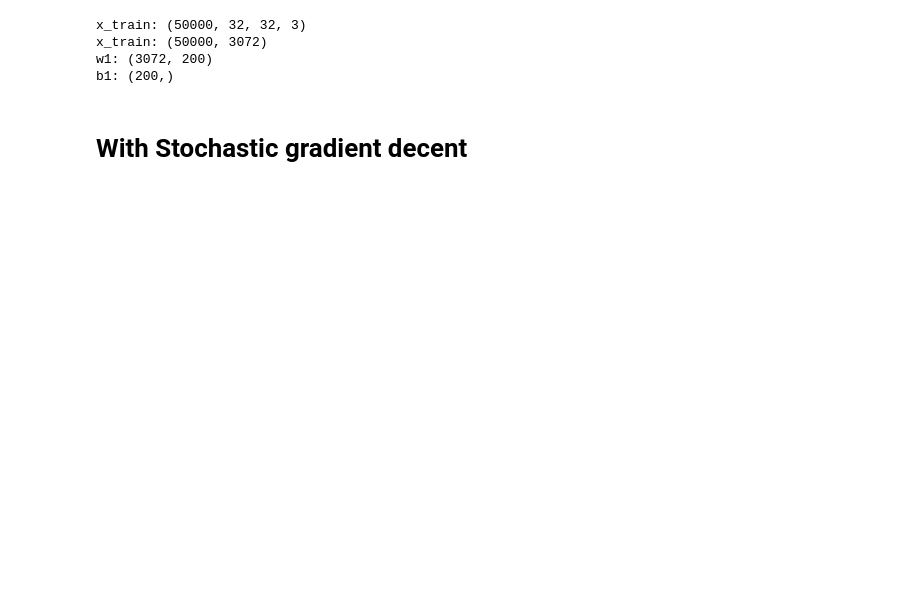
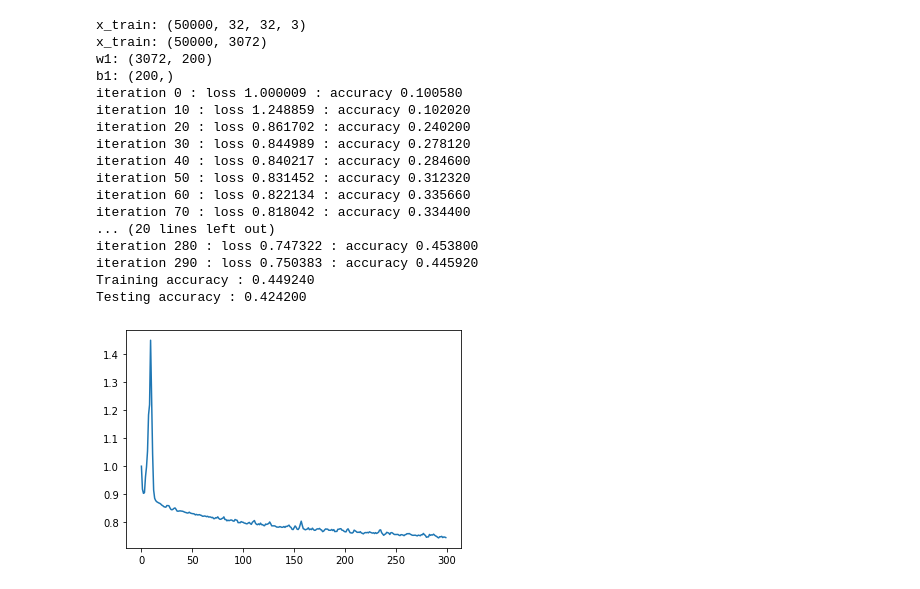
Before and after one commit to Ragavan1204/EN2550_Assignment4, a Jupyter notebook: two_layer_Nueral_Network.ipynb, the cells around one changed output. Cells and saved outputs as stored; diff of their text form; code cells hidden in the pictures; blank space fills up the shorter version.

```diff
--- a/two_layer_Nueral_Network.ipynb
+++ b/two_layer_Nueral_Network.ipynb
@@ -12,9 +12,9 @@ Din = 3072 # CIFAR10
 # Din = 784 # MINIST
 # Normalize pixel values
 # x_train, x_test = x_train / 255.0, x_test / 255.0
-# mean_image = np.mean(x_train, axis=0)
-# x_train = x_train - mean_image
-# x_test = x_test - mean_image
+mean_image = np.mean(x_train, axis=0)
+x_train = x_train - mean_image
+x_test = x_test - mean_image
 y_train = tf.keras.utils.to_categorical(y_train, num_classes=K)
 y_test = tf.keras.utils.to_categorical(y_test, num_classes=K)
 x_train = np.reshape(x_train,(Ntr,Din))
@@ -38,15 +38,12 @@ reg =5e-6
 loss_history = []
 train_acc_history = []
 val_acc_history = []
-seed = 0
-rng = np.random.default_rng(seed=seed)
 for t in range(iterations):
-    indices = np.arange(Ntr)
-    rng.shuffle(indices)
+    batch_indices = np.random.choice(Ntr,batch_size)
 
     # Forward pass
-    x_tr=x_train[indices]
-    y_tr=y_train[indices]
+    x_tr=x_train[batch_indices]
+    y_tr=y_train[batch_indices]
     h=1.0/(1.0 + np.exp(-np.matmul(x_tr,w1)-b1))
     y_pre=np.matmul(h,w2) + b2
     loss=(1/batch_size)*np.square(y_pre-y_tr).sum()  + reg*(np.sum(w1*w1)+np.sum(w2*w2))
@@ -59,33 +56,45 @@ for t in range(iterations):
     db2=dy_pre.sum(axis=0)
     dh=np.matmul(dy_pre,w2.T)
     dw1= np.matmul(x_tr.T,dh*h*(1-h)) +reg*w1
     db1=(dh*h*(1-h)).sum(axis=0)
     w1-=lr*dw1
     w2-=lr*dw2
     b1-=lr*db1
     b2-=lr*db2
     lr*=lr_decay
     train_acc=1.0 -(1/batch_size)*np.count_nonzero((np.argmax(y_tr,axis=1) - np.argmax(y_pre,axis=1)))
     train_acc_history.append(train_acc)
     if t % 10==0:
         print('iteration %d : loss %f : accuracy %f '% (t,loss,train_acc))
 
 
-
+plt.plot(loss_history)
 # Printing accuracies and displaying w as images
 h=1.0/(1.0 + np.exp(-np.matmul(x_train,w1)-b1))
 y_pre=np.matmul(h,w2) + b2
 train_acc= 1.0 - (1/Ntr)*np.count_nonzero((np.argmax(y_train,axis=1) - np.argmax(y_pre,axis=1)))
 print('Training accuracy : %f'% (train_acc))
 
 h_test=1.0/(1.0 + np.exp(-np.matmul(x_test,w1)-b1))
 y_test_pre=np.matmul(h_test,w2) + b2
 test_acc= 1.0 - (1/Nte)*np.count_nonzero((np.argmax(y_test,axis=1) - np.argmax(y_test_pre,axis=1)))
 print('Testing accuracy : %f'% (test_acc))
 # %% [output]
 x_train: (50000, 32, 32, 3)
 x_train: (50000, 3072)
 w1: (3072, 200)
 b1: (200,)
+iteration 0 : loss 1.000009 : accuracy 0.100580
+iteration 10 : loss 1.248859 : accuracy 0.102020
+iteration 20 : loss 0.861702 : accuracy 0.240200
+iteration 30 : loss 0.844989 : accuracy 0.278120
+iteration 40 : loss 0.840217 : accuracy 0.284600
+iteration 50 : loss 0.831452 : accuracy 0.312320
+iteration 60 : loss 0.822134 : accuracy 0.335660
+iteration 70 : loss 0.818042 : accuracy 0.334400
+... (20 lines left out)
+iteration 280 : loss 0.747322 : accuracy 0.453800
+iteration 290 : loss 0.750383 : accuracy 0.445920
+Training accuracy : 0.449240
+Testing accuracy : 0.424200
+[figure, added]
-# %% [markdown]
-# With Stochastic gradient decent
```
Also changed, not shown: parts of 1 cell of this notebook, 2 other files.
